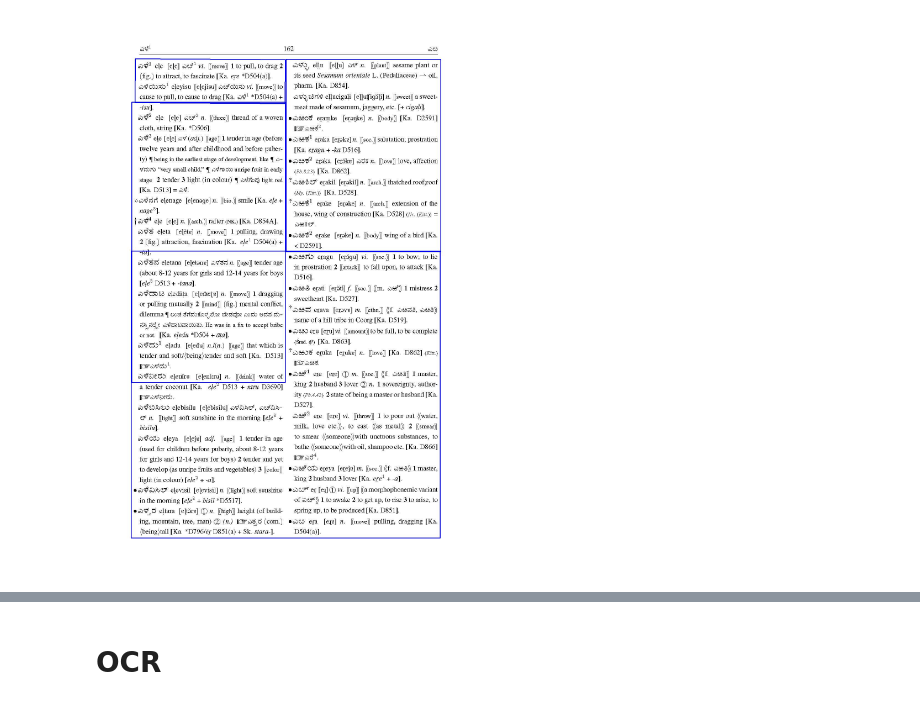
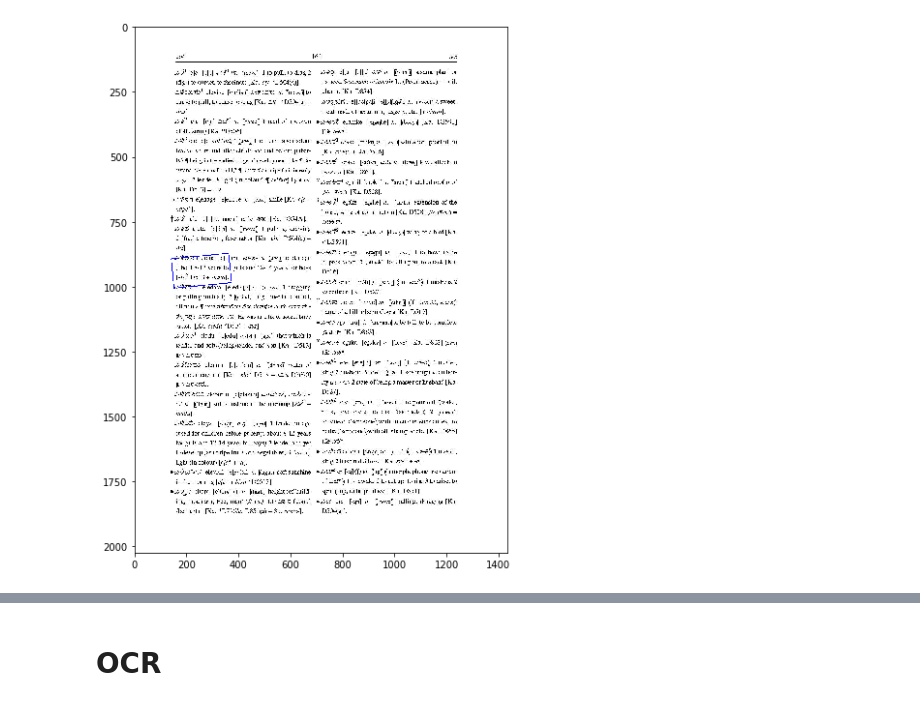
Before and after one commit to p-acharya/opencv_ocr, a Jupyter notebook: ocr_clean.ipynb, the cells around one changed output, grey strips where cells are left out. Cells and saved outputs as stored; diff of their text form; code cells hidden in the pictures.

Commit message:
plot

```diff
--- a/ocr_clean.ipynb
+++ b/ocr_clean.ipynb
@@ -28,38 +28,40 @@ tc = cv2.imread(pg188)
 # sa(tc)
 
 im = tc.copy()
 im_gray=cv2.cvtColor(im,cv2.COLOR_BGR2GRAY)
 ret,thresh = cv2.threshold(im_gray,127,255,cv2.THRESH_BINARY_INV)
 # sa(thresh)
 
 edges = cv2.Canny(im_gray,50,150,apertureSize = 3)
-minLineLength = 500
-maxLineGap = 500
-lines = cv2.HoughLinesP(edges,1,np.pi/180,100,minLineLength,maxLineGap)
+# minLineLength = 20
+# maxLineGap = 500
+# lines = cv2.HoughLinesP(edges,1,np.pi/180,100,minLineLength,maxLineGap)
+lines = cv2.HoughLinesP(edges,rho = 1,theta = 1*np.pi/180,threshold = 100,minLineLength = 20,maxLineGap = 400)
 for line in lines:
     for x1,y1,x2,y2 in line:
         cv2.line(thresh,(x1,y1),(x2,y2),(0),5)
 # sa(thresh)
 
 kernel = np.ones((3,3),np.uint8)
 
 thresh = cv2.dilate(thresh,kernel,iterations = 10)
 # struct = cv2.getStructuringElement(cv2.MORPH_RECT, (100,100))
 # thresh = cv2.dilate(thresh, struct, anchor=(-1, -1), iterations=20)
 
 contours, hierarchy = cv2.findContours(thresh,cv2.RETR_EXTERNAL,cv2.CHAIN_APPROX_SIMPLE)
 minArea=10000 #nothing
 for cnt in contours:
     area=cv2.contourArea(cnt)
     if(area>minArea):
         rect = cv2.minAreaRect(cnt)
         box = cv2.boxPoints(rect)
         box = np.int0(box)
         cv2.drawContours(im,[box],0,(0,0,255),2)
 
-# cv2.imshow("thresh", im)
-# cv2.imwrite('so_result.jpg',im)
-# cv2.waitKey(0)
-sa(im)
+fig2 = plt.figure(figsize = (15,10)) # create a 5 x 5 figure
+plt.imshow(edges,cmap = 'gray')
+plt.imshow(thresh,cmap = 'gray')
+plt.imshow(im,cmap = 'gray')
+plt.show()
 # %% [output]
-[figure, old version]
+[figure, new version]
```
Also changed, not shown: parts of 1 cell of this notebook.
